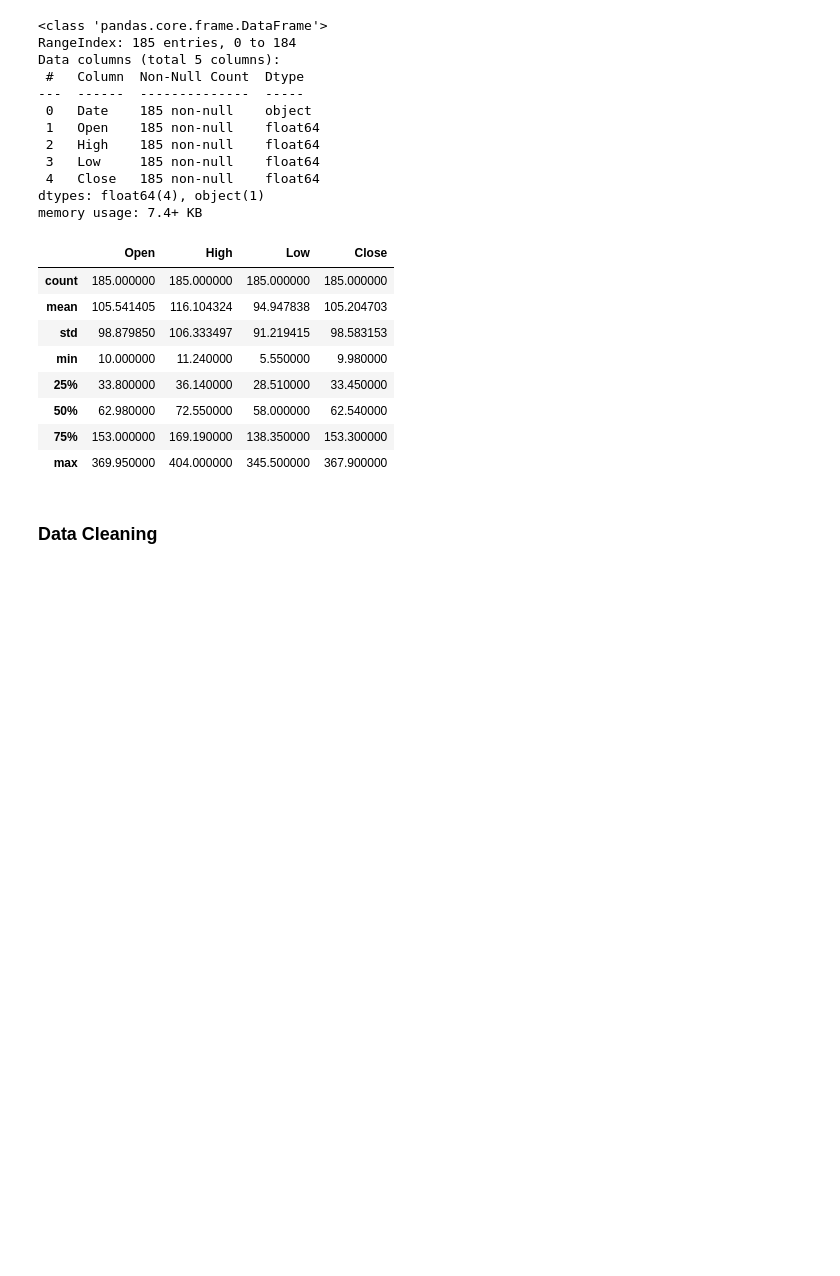
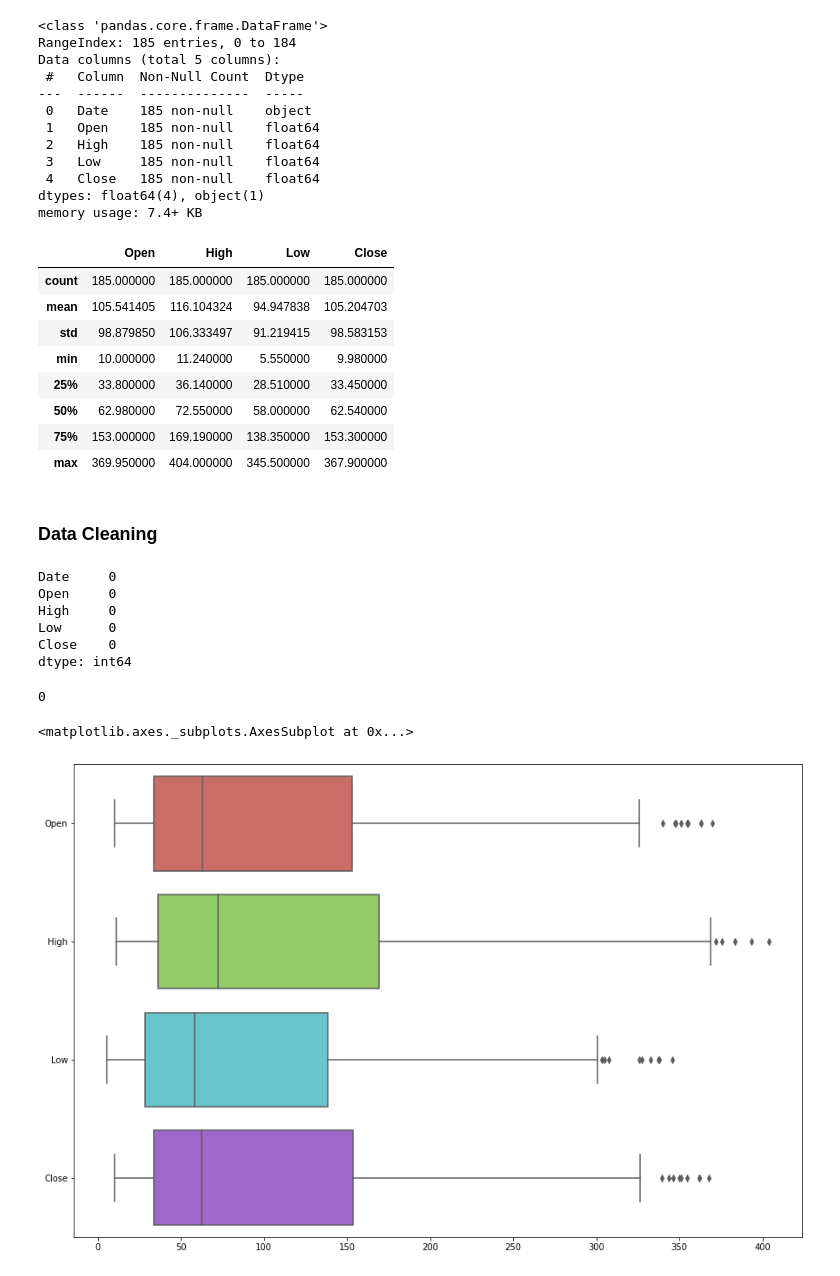
Before and after one commit to BiswajitPaul7/Yes-Bank-Data-Analysis, a Jupyter notebook: Biswajit_Paul.ipynb, the cells around one changed output. Saved outputs shown, nothing was run; the diff lists cells and outputs as text; code cells hidden in the pictures; blank space fills up the shorter version.

```diff
--- a/Biswajit_Paul.ipynb
+++ b/Biswajit_Paul.ipynb
@@ -103,3 +103,24 @@ df.describe()
 | max | 369.950000 | 404.000000 | 345.500000 | 367.900000 |
 # %% [markdown]
 ### **Data Cleaning**
+# %%
+#check null values
+df.isnull().sum()
+# %% [output]
+Date     0
+Open     0
+High     0
+Low      0
+Close    0
+dtype: int64
+# %%
+len(df[df.duplicated()])
+# %% [output]
+0
+# %%
+#checking outliers
+plt.figure(figsize= (15, 10))
+sns.boxplot(data=df, orient="h", palette="hls")
+# %% [output]
+<matplotlib.axes._subplots.AxesSubplot at 0x...>
+[figure, added]
```
Also changed, not shown: parts of 12 cells of this notebook.
